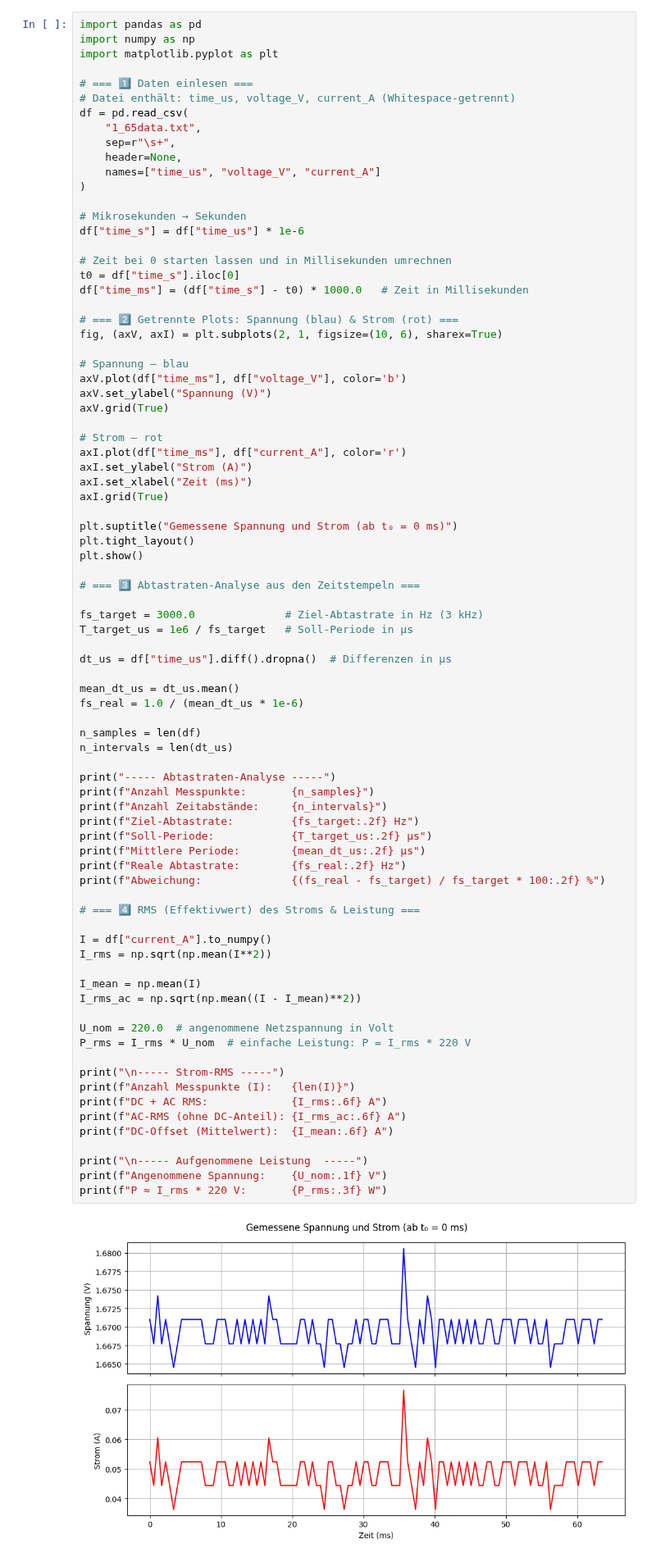
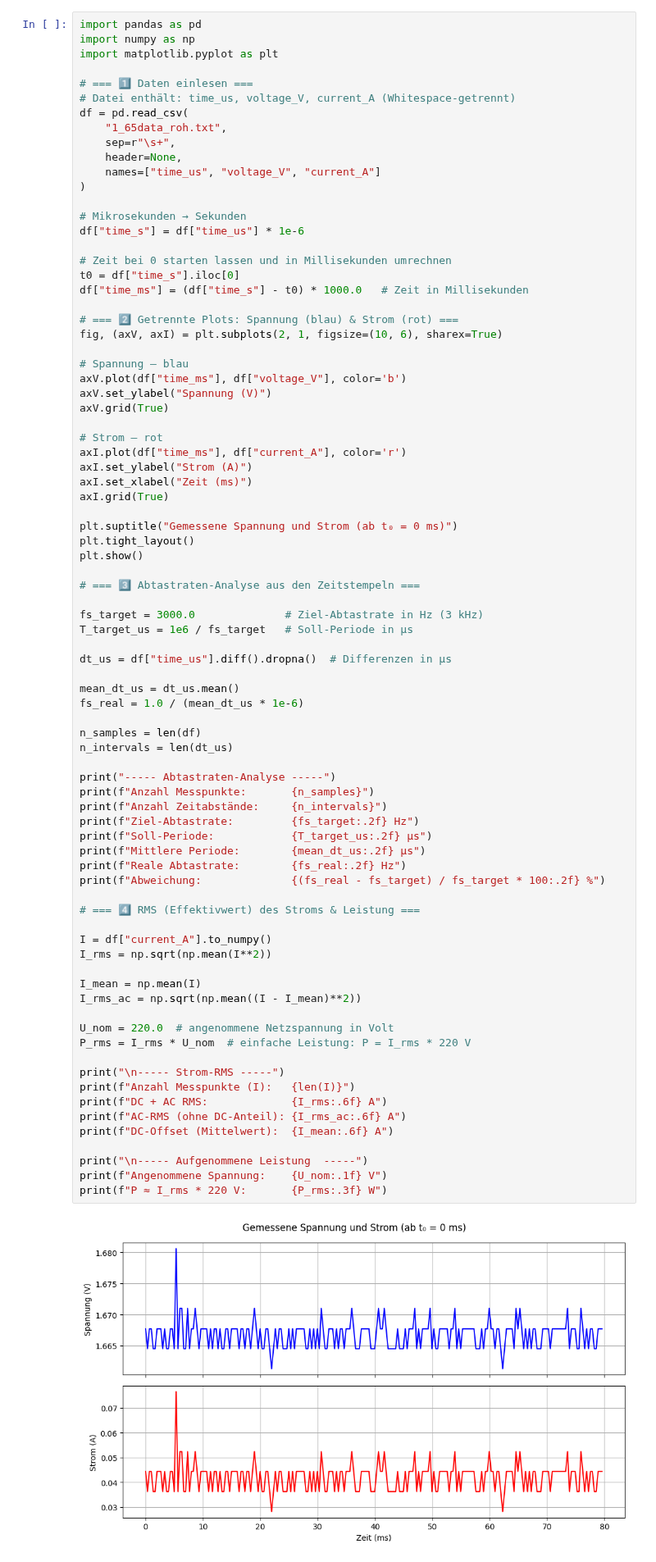
Before and after one commit to Taleb93/SensorSysteme, a Jupyter notebook: abtast.ipynb, the cells around one changed output. Shown at 82% size. Drawn from its saved outputs; the diff is of its cells as text.

```diff
--- a/abtast.ipynb
+++ b/abtast.ipynb
@@ -208,7 +208,7 @@ import matplotlib.pyplot as plt
 # === 1️⃣ Daten einlesen ===
 # Datei enthält: time_us, voltage_V, current_A (Whitespace-getrennt)
 df = pd.read_csv(
-    "1_65data.txt",
+    "1_65data_roh.txt",
     sep=r"\s+",
     header=None,
     names=["time_us", "voltage_V", "current_A"]
@@ -255,32 +255,32 @@ n_intervals = len(dt_us)
 print("----- Abtastraten-Analyse -----")
 print(f"Anzahl Messpunkte:       {n_samples}")
 print(f"Anzahl Zeitabstände:     {n_intervals}")
 print(f"Ziel-Abtastrate:         {fs_target:.2f} Hz")
 print(f"Soll-Periode:            {T_target_us:.2f} µs")
 print(f"Mittlere Periode:        {mean_dt_us:.2f} µs")
 print(f"Reale Abtastrate:        {fs_real:.2f} Hz")
 print(f"Abweichung:              {(fs_real - fs_target) / fs_target * 100:.2f} %")
 
 # === 4️⃣ RMS (Effektivwert) des Stroms & Leistung ===
 
 I = df["current_A"].to_numpy()
 I_rms = np.sqrt(np.mean(I**2))
 
 I_mean = np.mean(I)
 I_rms_ac = np.sqrt(np.mean((I - I_mean)**2))
 
 U_nom = 220.0  # angenommene Netzspannung in Volt
 P_rms = I_rms * U_nom  # einfache Leistung: P = I_rms * 220 V
 
 print("\n----- Strom-RMS -----")
 print(f"Anzahl Messpunkte (I):   {len(I)}")
 print(f"DC + AC RMS:             {I_rms:.6f} A")
 print(f"AC-RMS (ohne DC-Anteil): {I_rms_ac:.6f} A")
 print(f"DC-Offset (Mittelwert):  {I_mean:.6f} A")
 
 print("\n----- Aufgenommene Leistung  -----")
 print(f"Angenommene Spannung:    {U_nom:.1f} V")
 print(f"P ≈ I_rms * 220 V:       {P_rms:.3f} W")
 # %% [output]
-[figure, old version]
+[figure, new version]
 ----- Abtastraten-Analyse -----
```
Also changed, not shown: parts of 2 cells of this notebook, 5 other files.
